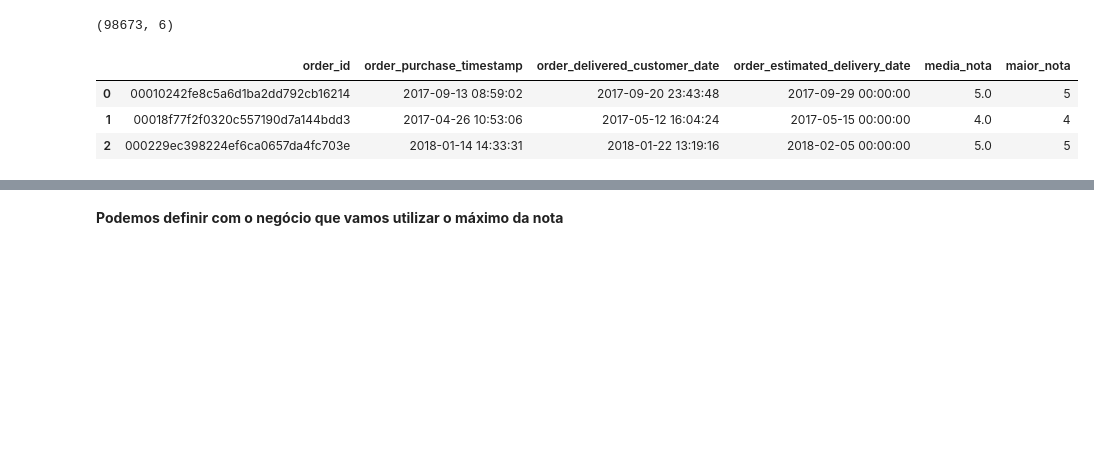
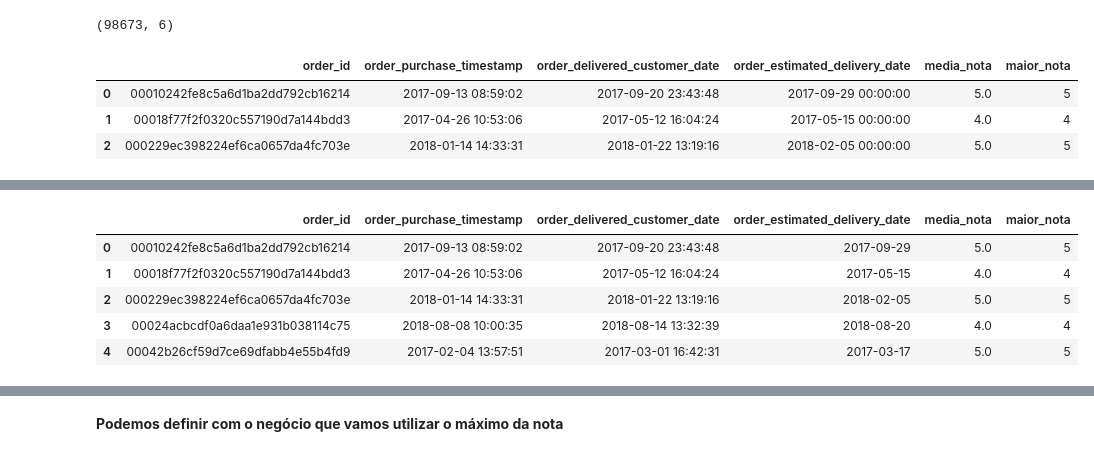
Before and after one commit to PauloViniciusR/SQL, a Jupyter notebook: Storytelling_sql/notebook/avaliacao.ipynb, the cells around one changed output, grey strips where cells are left out. Cells and saved outputs as stored; diff of their text form; code cells hidden in the pictures; blank space fills up the shorter version.

```diff
--- a/Storytelling_sql/notebook/avaliacao.ipynb
+++ b/Storytelling_sql/notebook/avaliacao.ipynb
@@ -238,2 +221,16 @@ memory usage: 4.5 MB
+# %%
+# Transformando as colunas de data em datas
+colunas_datas = [
+    "order_purchase_timestamp",
+    "order_delivered_customer_date",
+    "order_estimated_delivery_date"
+]
+
+for coluna in colunas_datas:
+    avaliacao_ordem[coluna] = pd.to_datetime(
+        avaliacao_ordem[coluna],
+        format="%Y-%m-%d %H:%M:%S",
+        errors="coerce"
+    )
 # %%
 # Verificando novamente as informações da base
@@ -240,4 +252,12 @@ memory usage: 4.5 MB
 # %%
 # Verificando as primeiras linhas da tabela
+avaliacao_ordem.head()
+# %% [output]
+|  | order_id | order_purchase_timestamp | order_delivered_customer_date | order_estimated_delivery_date | media_nota | maior_nota |
+| 0 | 00010242fe8c5a6d1ba2dd792cb16214 | 2017-09-13 08:59:02 | 2017-09-20 23:43:48 | 2017-09-29 | 5.0 | 5 |
+| 1 | 00018f77f2f0320c557190d7a144bdd3 | 2017-04-26 10:53:06 | 2017-05-12 16:04:24 | 2017-05-15 | 4.0 | 4 |
+| 2 | 000229ec398224ef6ca0657da4fc703e | 2018-01-14 14:33:31 | 2018-01-22 13:19:16 | 2018-02-05 | 5.0 | 5 |
+| 3 | 00024acbcdf0a6daa1e931b038114c75 | 2018-08-08 10:00:35 | 2018-08-14 13:32:39 | 2018-08-20 | 4.0 | 4 |
+| 4 | 00042b26cf59d7ce69dfabb4e55b4fd9 | 2017-02-04 13:57:51 | 2017-03-01 16:42:31 | 2017-03-17 | 5.0 | 5 |
 # %%
 # Analisando o impacto de usar o máximo ao invés da média
```
Also changed, not shown: parts of 8 cells of this notebook.
